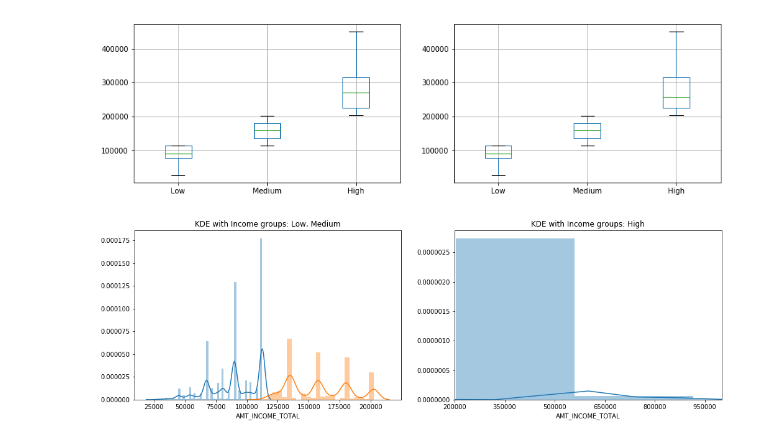
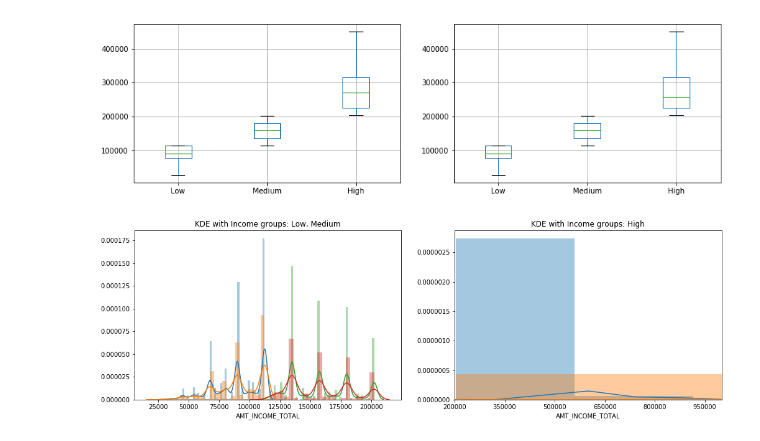
Before and after one commit to ChenLily0928/ML100-Days, a Jupyter notebook: homework/Day_013_HW.ipynb, the cells around one changed output. Cells and saved outputs as stored; diff of their text form; code cells hidden in the pictures.

```diff
--- a/homework/Day_013_HW.ipynb
+++ b/homework/Day_013_HW.ipynb
@@ -130,27 +130,33 @@ plt.show()
 # %%
 import seaborn as sns # 另一個繪圖-樣式套件
 
 amt_income_total_sorted = income_data['AMT_INCOME_TOTAL_GROUP'].unique().sort_values()
 plt.figure(figsize=(7,5))
 
 # 將 bar 與 Kde 同時呈現: distplot，分群比較
 plt.subplots_adjust(right = 2)  # 調整子圖之間的間距
 plt.subplot(1,2,1)
 sns.distplot(income_data.loc[(income_data['AMT_INCOME_TOTAL_GROUP'] == amt_income_total_sorted[0]) & \
-                                 (income_data['TARGET'] == 0), 'AMT_INCOME_TOTAL'])
+                             (income_data['TARGET'] == 0), 'AMT_INCOME_TOTAL'])
+sns.distplot(income_data.loc[(income_data['AMT_INCOME_TOTAL_GROUP'] == amt_income_total_sorted[0]) & \
+                             (income_data['TARGET'] == 1), 'AMT_INCOME_TOTAL'])
 
 sns.distplot(income_data.loc[(income_data['AMT_INCOME_TOTAL_GROUP'] == amt_income_total_sorted[1]) & \
-                                 (income_data['TARGET'] == 1), 'AMT_INCOME_TOTAL'])
+                             (income_data['TARGET'] == 0), 'AMT_INCOME_TOTAL'])
+sns.distplot(income_data.loc[(income_data['AMT_INCOME_TOTAL_GROUP'] == amt_income_total_sorted[1]) & \
+                             (income_data['TARGET'] == 1), 'AMT_INCOME_TOTAL'])
 plt.title('KDE with Income groups: Low, Medium')
 
 plt.subplot(1,2,2)
 sns.distplot(income_data.loc[(income_data['AMT_INCOME_TOTAL_GROUP'] == amt_income_total_sorted[2]) & \
-                                 (income_data['TARGET'] == 0), 'AMT_INCOME_TOTAL'])
+                             (income_data['TARGET'] == 0), 'AMT_INCOME_TOTAL'])
+sns.distplot(income_data.loc[(income_data['AMT_INCOME_TOTAL_GROUP'] == amt_income_total_sorted[2]) & \
+                             (income_data['TARGET'] == 1), 'AMT_INCOME_TOTAL'])
 my_x_ticks = np.arange(200000, 5000000, 150000)
 plt.xticks(my_x_ticks)
 plt.xlim(200000, 1000000)
 plt.title('KDE with Income groups: High')
 
 plt.show()
 # %% [output]
-[figure, old version]
+[figure, new version]
```
